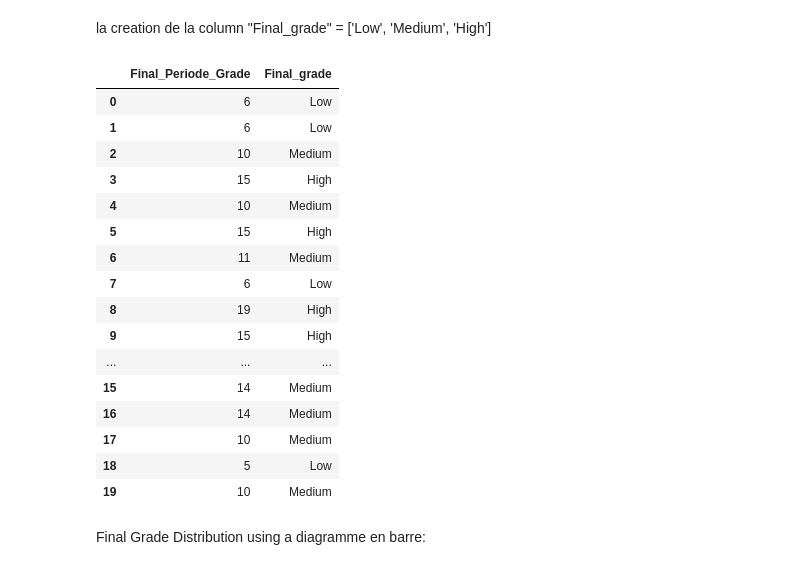
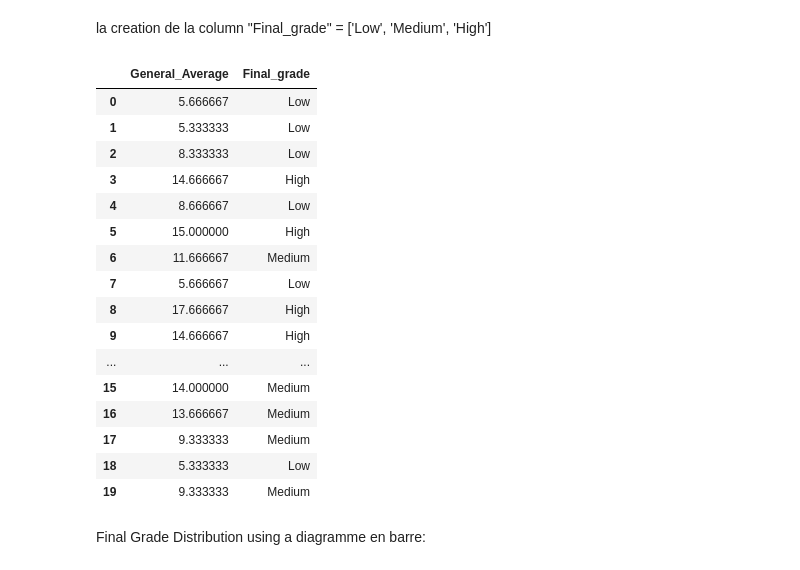
Before and after one commit to AyoubSamy/performance_student_analysis_project, a Jupyter notebook: notebook/notbook1.ipynb, the cells around one changed output. Drawn from its saved outputs; the diff is of its cells as text; code cells hidden in the pictures.

```diff
--- a/notebook/notbook1.ipynb
+++ b/notebook/notbook1.ipynb
@@ -16,8 +16,8 @@ from sklearn.tree import DecisionTreeClassifier
 # %% [markdown]
 <h3>II-l'importation des donnees :</h3>
 # %%
-mat = pd.read_csv("student-mat.csv", sep=';')
-por = pd.read_csv("student-por.csv" , sep=';')
+mat = pd.read_csv(r"D:\PFE_PROJECT\artifacts\student-mat.csv", sep=';')
+por = pd.read_csv(r"D:\PFE_PROJECT\artifacts\student-por.csv" , sep=';')
 # %% [markdown]
  I.1-concatination des donnees
 # %%
@@ -249,0 +252,3 @@ III.2.1 data binning (reduction de la numerosite):
+# %%
+df["General_Average"]  = (df["First_Periode_Grade"]+df["Seconde_Periode_Grade"]+df["Final_Periode_Grade"])/3
+df.head()
@@ -249,0 +265,5 @@ III.2.1 data binning (reduction de la numerosite):
+# %%
+# Création de la colonne "réussir" si la note générale dépasse 10
+df["réussir"] = df["General_Average"].apply(lambda x: "Yes" if x >= 10 else "No")
+
+df.head()
@@ -252,30 +280,30 @@ la creation de la column "Final_grade" = ['Low', 'Medium', 'High']
 # %%
 #criee un tableau des limites:
 valeur_limit=[0,9,14,20]
 bins = np.array(valeur_limit)
 #preciser les nomes des groupes :
 group_names = ['Low', 'Medium', 'High']
 
-df['Final_grade'] = pd.cut(df['Final_Periode_Grade'], bins, labels=group_names, include_lowest=True )
-df[['Final_Periode_Grade','Final_grade']].head(20)
+df['Final_grade'] = pd.cut(df['General_Average'], bins, labels=group_names, include_lowest=True )
+df[['General_Average','Final_grade']].head(20)
 # %% [output]
-|  | Final_Periode_Grade | Final_grade |
-| 0 | 6 | Low |
-| 1 | 6 | Low |
-| 2 | 10 | Medium |
-| 3 | 15 | High |
-| 4 | 10 | Medium |
-| 5 | 15 | High |
-| 6 | 11 | Medium |
-| 7 | 6 | Low |
-| 8 | 19 | High |
-| 9 | 15 | High |
+|  | General_Average | Final_grade |
+| 0 | 5.666667 | Low |
+| 1 | 5.333333 | Low |
+| 2 | 8.333333 | Low |
+| 3 | 14.666667 | High |
+| 4 | 8.666667 | Low |
+| 5 | 15.000000 | High |
+| 6 | 11.666667 | Medium |
+| 7 | 5.666667 | Low |
+| 8 | 17.666667 | High |
+| 9 | 14.666667 | High |
 | ... | ... | ... |
-| 15 | 14 | Medium |
-| 16 | 14 | Medium |
-| 17 | 10 | Medium |
-| 18 | 5 | Low |
-| 19 | 10 | Medium |
+| 15 | 14.000000 | Medium |
+| 16 | 13.666667 | Medium |
+| 17 | 9.333333 | Medium |
+| 18 | 5.333333 | Low |
+| 19 | 9.333333 | Medium |
 # %% [markdown]
 Final Grade Distribution using a diagramme en barre:
 # %%
```
Also changed, not shown: parts of 93 cells of this notebook, 3 other files.
